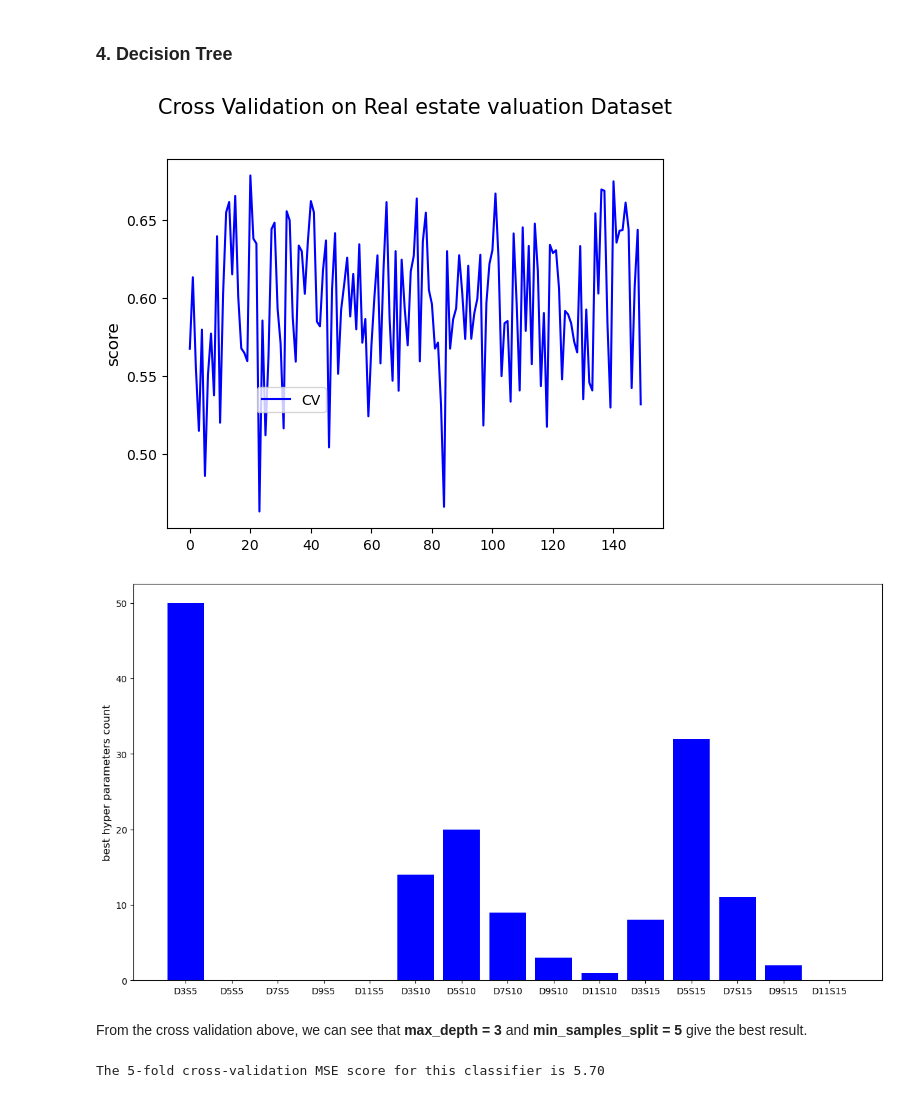
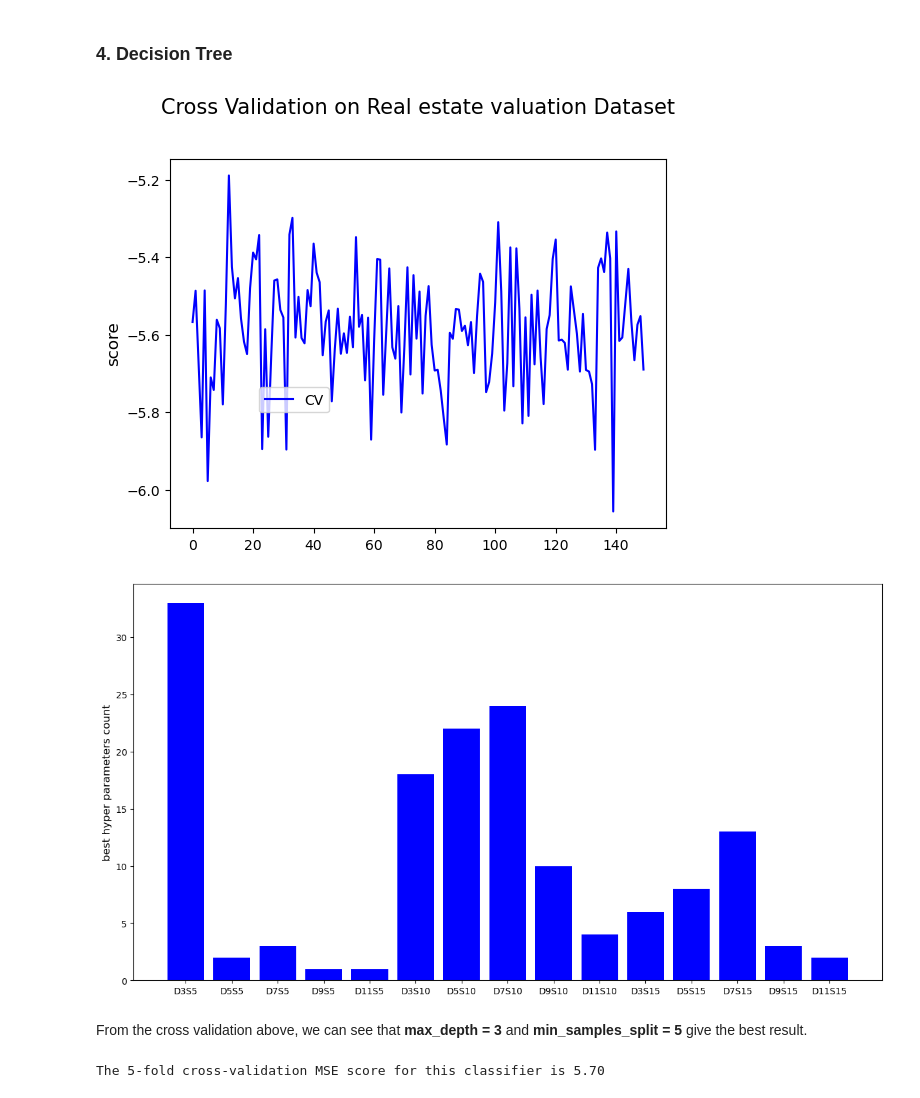
Before and after one commit to shawnhuyiwen/MLAssignment1, a Jupyter notebook: assignment1_real_estate_valuation_Regression.ipynb, the cells around one changed output. Drawn from its saved outputs; the diff is of its cells as text; code cells hidden in the pictures.

Commit message:
change scoring

```diff
--- a/assignment1_real_estate_valuation_Regression.ipynb
+++ b/assignment1_real_estate_valuation_Regression.ipynb
@@ -192,35 +192,35 @@ params = []
 for i in range(NUM_TRIALS):
 
     cv = KFold(n_splits=5, shuffle=True, random_state=i)
 
-    dtr = GridSearchCV(estimator=tree_dtr, param_grid=p_grid, cv=cv)
+    dtr = GridSearchCV(estimator=tree_dtr, param_grid=p_grid, cv=cv, scoring='neg_mean_absolute_error')
     dtr.fit(X,y)
     scores[i] = dtr.best_score_
     params.append(dtr.best_params_)
     best_hyper_params_count = [[0 for i in range(5)] for j in range(3)]
 
 for i in params:
     best_hyper_params_count[int(i['min_samples_split']/5-1)][int((i['max_depth']-3)/2)] = params.count(i)
 
 # Plot scores on each trial for nested and non-nested CV
 plt.figure()
 (line,) = plt.plot(scores, color="b")
 plt.ylabel("score", fontsize="12")
 plt.legend(
     [line],
     ["CV"],
     bbox_to_anchor=(0, 0.4, 0.5, 0),
 )
 plt.title(
     "Cross Validation on Real estate valuation Dataset",
     x=0.5,
     y=1.1,
     fontsize="15",
 )
 
 plt.show()
 # %% [output]
-[figure, old version]
+[figure, new version]
 # %%
 plt.figure(figsize = (15,8))
 
@@ -238,9 +238,9 @@ plt.ylabel("best hyper parameters count", fontsize="12")
 
 plt.show()
 # %% [output]
-[figure, old version]
+[figure, new version]
-# %% [markdown]
-From the cross validation above, we can see that __max_depth = 3__ and __min_samples_split = 5__ give the best result.
+# %% [markdown]
+From the cross validation above, we can see that __max_depth = 3__ and __min_samples_split = 5__ give the best result.
 # %%
 tree_reg = DecisionTreeRegressor(max_depth = 3, min_samples_split = 5)
 
```
Also changed, not shown: parts of 8 cells of this notebook.
